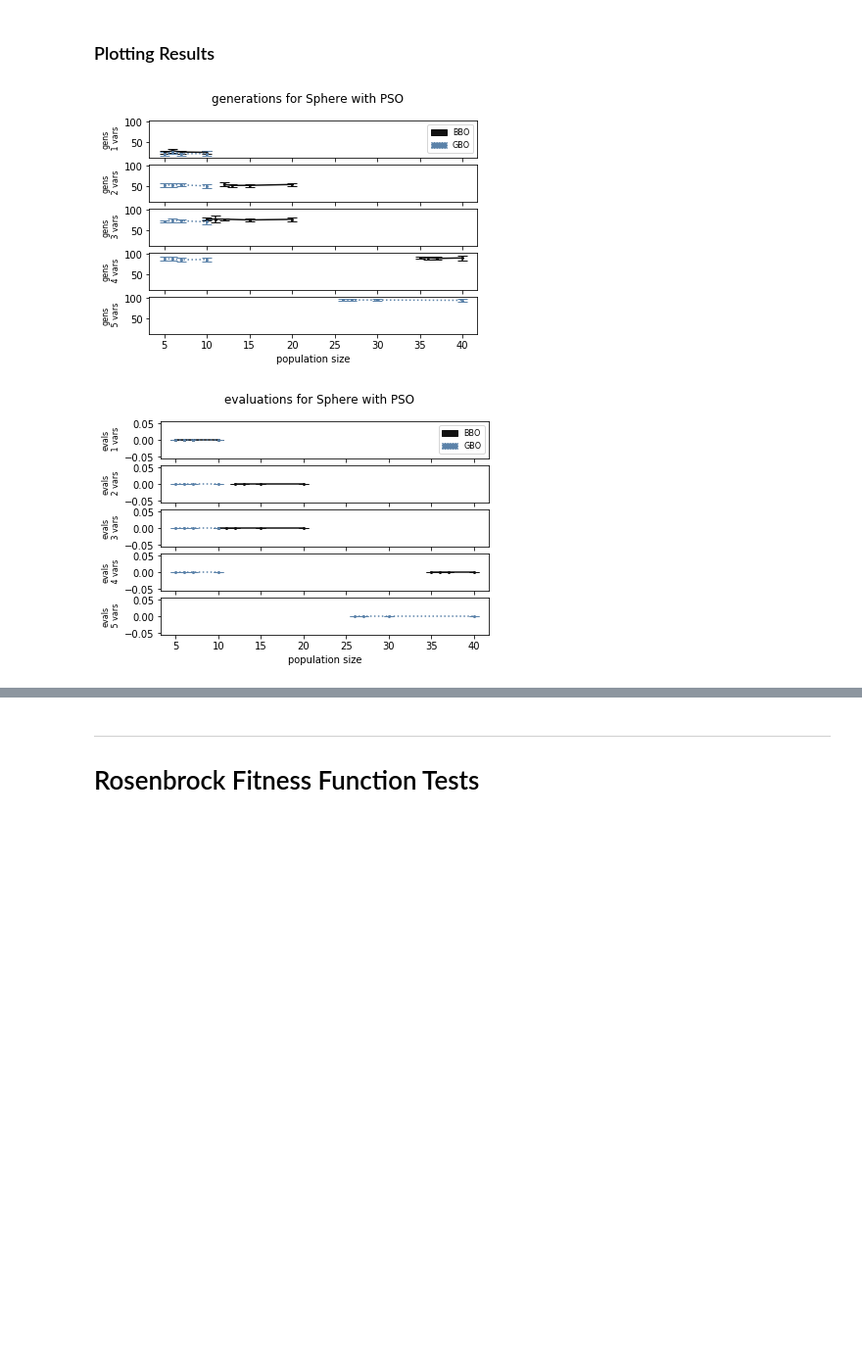
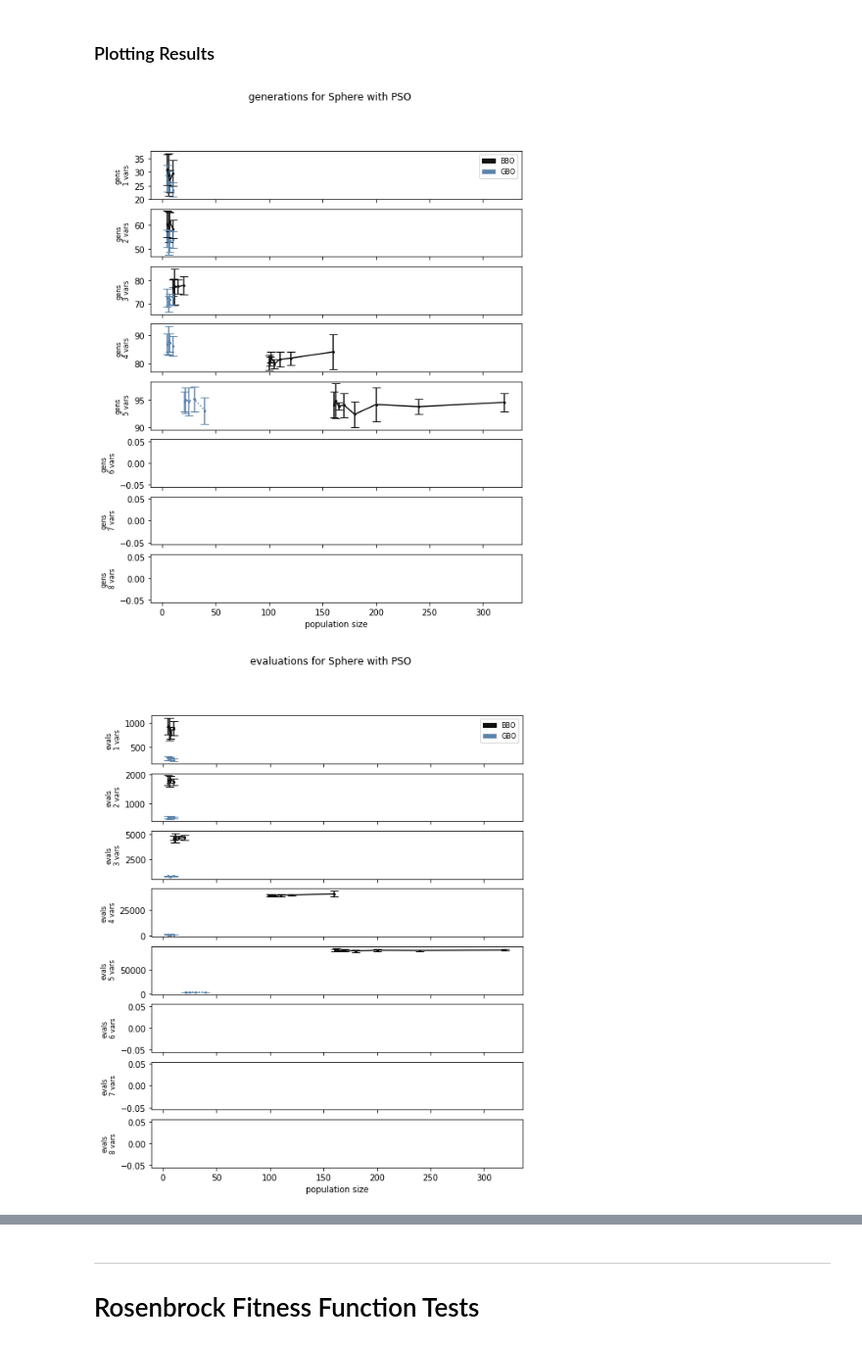
Before and after one commit to RojerGS/CS4205Python, a Jupyter notebook: practical2/input_size_analysis.ipynb, the cells around one changed output, grey strips where cells are left out. Shown at 98% size. Drawn from its saved outputs; the diff is of its cells as text; code cells hidden in the pictures; blank space fills up the shorter version.

```diff
--- a/practical2/input_size_analysis.ipynb
+++ b/practical2/input_size_analysis.ipynb
@@ -52,7 +53,7 @@ metric_abbrevs = {'generations': 'gens',
 # Sphere Fitness Function Tests
 # %%
 sphere = FF.get_sphere()
-input_space_lengths = list(range(1, 5+1))
+sphere_input_space_lengths = list(range(1, 8+1))
 lower_bound = -2
 upper_bound = 3
 goal_fitness = 1e-5
@@ -312,21 +317,23 @@ for metric in metrics:
 # %%
 plt.figure()
 plt.title("Minimum Feasible Population Sizes for Sphere with DE")
-plt.xticks(input_space_lengths)
+plt.xticks(sphere_input_space_lengths)
 plt.xlabel('number of input variables')
 plt.ylabel('population size')
 plt.legend(handles = handles)
 
 for results, color, linestyle in zip(result_lists, colors, linestyles):
-efficient_sizes = []
+    efficient_sizes = []
     for r in results:
         if r['population_sizes'] != []:
             efficient_sizes.append(r['population_sizes'][0])
         else:
             break
 
-    plt.plot(input_space_lengths[:len(efficient_sizes)],
+    plt.plot(sphere_input_space_lengths[:len(efficient_sizes)],
             efficient_sizes,
             color = color,
             linestyle = linestyle)
+
+plt.savefig('plots/input_DE_sphere_best.pdf')
 # %% [output]
@@ -338,11 +345,11 @@ efficient_sizes = []
 # %%
 """ logging performance metrics """
 bbo_results = [{'population_sizes': [], 'generations': [], 'evaluations': [], 'runtimes': []}
-          for j in input_space_lengths]
+          for j in sphere_input_space_lengths]
 
 
 """ testing loop """
-for setting_index, input_space_length in enumerate(input_space_lengths):
+for setting_index, input_space_length in enumerate(sphere_input_space_lengths):
     # initialize information about functions and CC Optimizer
     function = sphere
     lower_bounds = [lower_bound]*function_count*input_space_length
@@ -379,7 +386,7 @@ for setting_index, input_space_length in enumerate(input_space_lengths):
                     bbo.evolve()
 
                 generation_counts.append(bbo._generations)
-                evaluation_counts.append(bbo._evaluations)
+                evaluation_counts.append(bbo.get_evaluations())
                 runtimes.append(time()-start_time)
 
                 # see if we've converged early enough, and if so, begin testing in reverse
@@ -424,7 +431,7 @@ for setting_index, input_space_length in enumerate(input_space_lengths):
                 bbo.evolve()
 
             generation_counts.append(bbo._generations)
-            evaluation_counts.append(bbo._evaluations)
+            evaluation_counts.append(bbo.get_evaluations())
             runtimes.append(time()-start_time)
 
             if bbo._generations >= max_generations: break
@@ -446,11 +453,11 @@ Test never passed for input_space_length = 5
 # %%
 """ logging performance metrics """
 gbo_results = [{'population_sizes': [], 'generations': [], 'evaluations': [], 'runtimes': []}
-          for j in input_space_lengths]
+          for j in sphere_input_space_lengths]
 
 
 """ testing loop """
-for setting_index, input_space_length in enumerate(input_space_lengths):
+for setting_index, input_space_length in enumerate(sphere_input_space_lengths):
     # initialize information about functions and CC Optimizer
     functions = [sphere]*function_count
     lower_bounds = [lower_bound]*function_count*input_space_length
@@ -489,7 +496,7 @@ for setting_index, input_space_length in enumerate(input_space_lengths):
                     gbo.evolve()
 
                 generation_counts.append(gbo._generations)
-                evaluation_counts.append(gbo._evaluations)
+                evaluation_counts.append(gbo.get_evaluations())
                 runtimes.append(time()-start_time)
 
                 # see if we've converged early enough, and if so, begin testing in reverse
@@ -535,7 +542,7 @@ for setting_index, input_space_length in enumerate(input_space_lengths):
                 gbo.evolve()
 
             generation_counts.append(gbo._generations)
-            evaluation_counts.append(gbo._evaluations)
+            evaluation_counts.append(gbo.get_evaluations())
             runtimes.append(time()-start_time)
 
             if gbo._generations >= max_generations: break
@@ -555,32 +564,32 @@ for setting_index, input_space_length in enumerate(input_space_lengths):
 # %%
  """ plot results of experiments by input size """
 result_lists = [bbo_results, gbo_results]
 
 # plot all metrics against input size
 for metric in metrics:
     # add labels and such to graph
-    fig, axes = plt.subplots(len(input_space_lengths), sharex=True, sharey=True)
+    fig, axes = plt.subplots(len(sphere_input_space_lengths), sharex=True, sharey=False, figsize=figsize)
     fig.suptitle('{} for Sphere with PSO'.format(metric))
     axes[0].legend(handles=handles, prop={'size': 8})
     axes[-1].set_xlabel('population size')
 
-    for axis, setting_index, input_space_length in zip(axes, range(len(input_space_lengths)), input_space_lengths):
+    for axis, setting_index, input_space_length in zip(axes, range(len(sphere_input_space_lengths)), sphere_input_space_lengths):
         axis.set_ylabel('{}\n {} vars'.format(metric_abbrevs[metric], input_space_length), fontsize=8)
 
         for results, color, linestyle in zip(result_lists, colors, linestyles):
-            generation_count_means = [np.mean(vals) for vals in results[setting_index][metric]]
-            generation_count_errors = [np.std(vals) for vals in results[setting_index][metric]]
-
-
+            means = [np.mean(vals) for vals in results[setting_index][metric]]
+            errors = [np.std(vals) for vals in results[setting_index][metric]]
 
             axis.errorbar(x = results[setting_index]['population_sizes'],
-                          y = generation_count_means,
-                          yerr = generation_count_errors,
+                          y = means,
+                          yerr = errors,
                           fmt = "--o",
                           capsize = capsize,
                           markersize = markersize,
                           color = color,
                           linestyle = linestyle)
+
+    fig.savefig('plots/input_PSO_sphere_{}.pdf'.format(metric))
 # %% [output]
-[figure, old version]
+[figure, new version]
-[figure, old version]
+[figure, new version]
```
Also changed, not shown: parts of 27 cells of this notebook, 2 other files.
